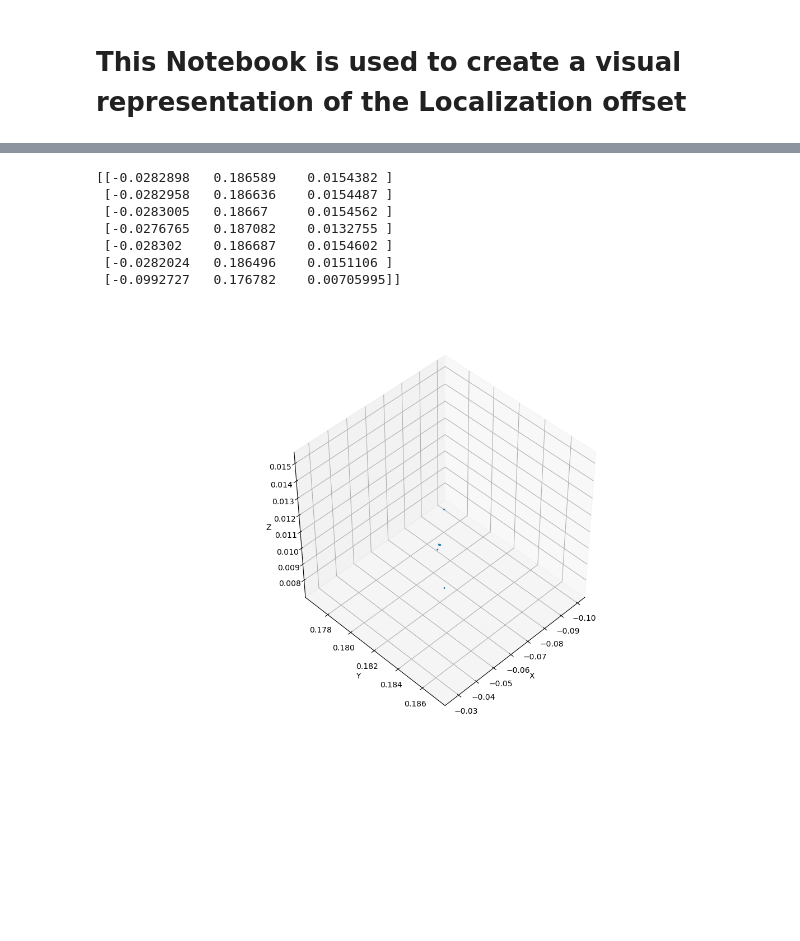
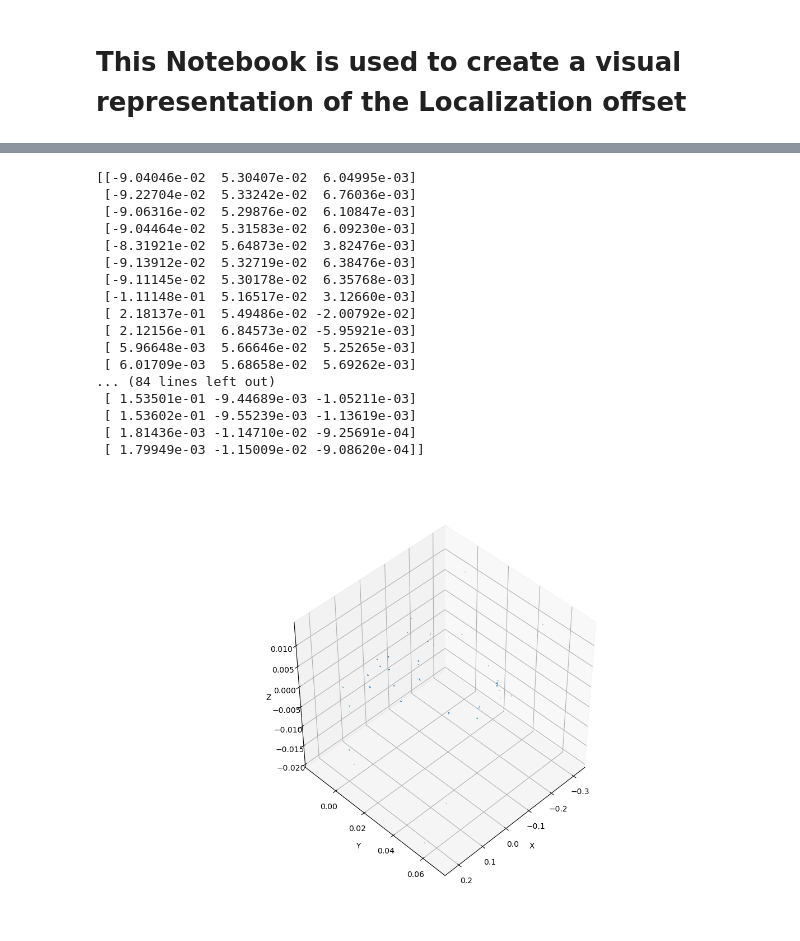
Before and after one commit to adamspeedy/vtr3, a Jupyter notebook: src/main/src/vtr_db_extractor/python/Localization_Result_viewer.ipynb, the cells around one changed output, grey strips where cells are left out. Drawn from its saved outputs; the diff is of its cells as text; code cells hidden in the pictures; blank space fills up the shorter version.

```diff
--- a/src/main/src/vtr_db_extractor/python/Localization_Result_viewer.ipynb
+++ b/src/main/src/vtr_db_extractor/python/Localization_Result_viewer.ipynb
@@ -71,30 +88,40 @@ plt.show()
 # %%
 %matplotlib ipympl
-poses1=poses[0:7]
+poses1=poses[0:100]
 origins = poses1[:, :3, -1]
 dirs = np.stack([np.sum([1, 0, 0] * pose[:3, :3], axis=-1) for pose in poses1])
 print(origins)
 
 ax = plt.figure(figsize=(12, 8)).add_subplot(projection='3d')
 _ = ax.quiver(
   origins[..., 0].flatten(),
   origins[..., 1].flatten(),
   origins[..., 2].flatten(),
   dirs[..., 0].flatten(),
   dirs[..., 1].flatten(),
   dirs[..., 2].flatten(), length=0.0005, normalize=True)
 ax.set_box_aspect([1,1,1])
 ax.set_xlabel('X')
 ax.set_ylabel('Y')
 ax.set_zlabel('Z')
 ax.view_init(45, 45)
 plt.show()
 # %% [output]
-[[-0.0282898   0.186589    0.0154382 ]
- [-0.0282958   0.186636    0.0154487 ]
- [-0.0283005   0.18667     0.0154562 ]
- [-0.0276765   0.187082    0.0132755 ]
- [-0.028302    0.186687    0.0154602 ]
- [-0.0282024   0.186496    0.0151106 ]
- [-0.0992727   0.176782    0.00705995]]
+[[-9.04046e-02  5.30407e-02  6.04995e-03]
+ [-9.22704e-02  5.33242e-02  6.76036e-03]
+ [-9.06316e-02  5.29876e-02  6.10847e-03]
+ [-9.04464e-02  5.31583e-02  6.09230e-03]
+ [-8.31921e-02  5.64873e-02  3.82476e-03]
+ [-9.13912e-02  5.32719e-02  6.38476e-03]
+ [-9.11145e-02  5.30178e-02  6.35768e-03]
+ [-1.11148e-01  5.16517e-02  3.12660e-03]
+ [ 2.18137e-01  5.49486e-02 -2.00792e-02]
+ [ 2.12156e-01  6.84573e-02 -5.95921e-03]
+ [ 5.96648e-03  5.66646e-02  5.25265e-03]
+ [ 6.01709e-03  5.68658e-02  5.69262e-03]
+... (84 lines left out)
+ [ 1.53501e-01 -9.44689e-03 -1.05211e-03]
+ [ 1.53602e-01 -9.55239e-03 -1.13619e-03]
+ [ 1.81436e-03 -1.14710e-02 -9.25691e-04]
+ [ 1.79949e-03 -1.15009e-02 -9.08620e-04]]
-[figure, old version]
+[figure, new version]
```
Also changed, not shown: parts of 4 cells of this notebook, 7 other files.
